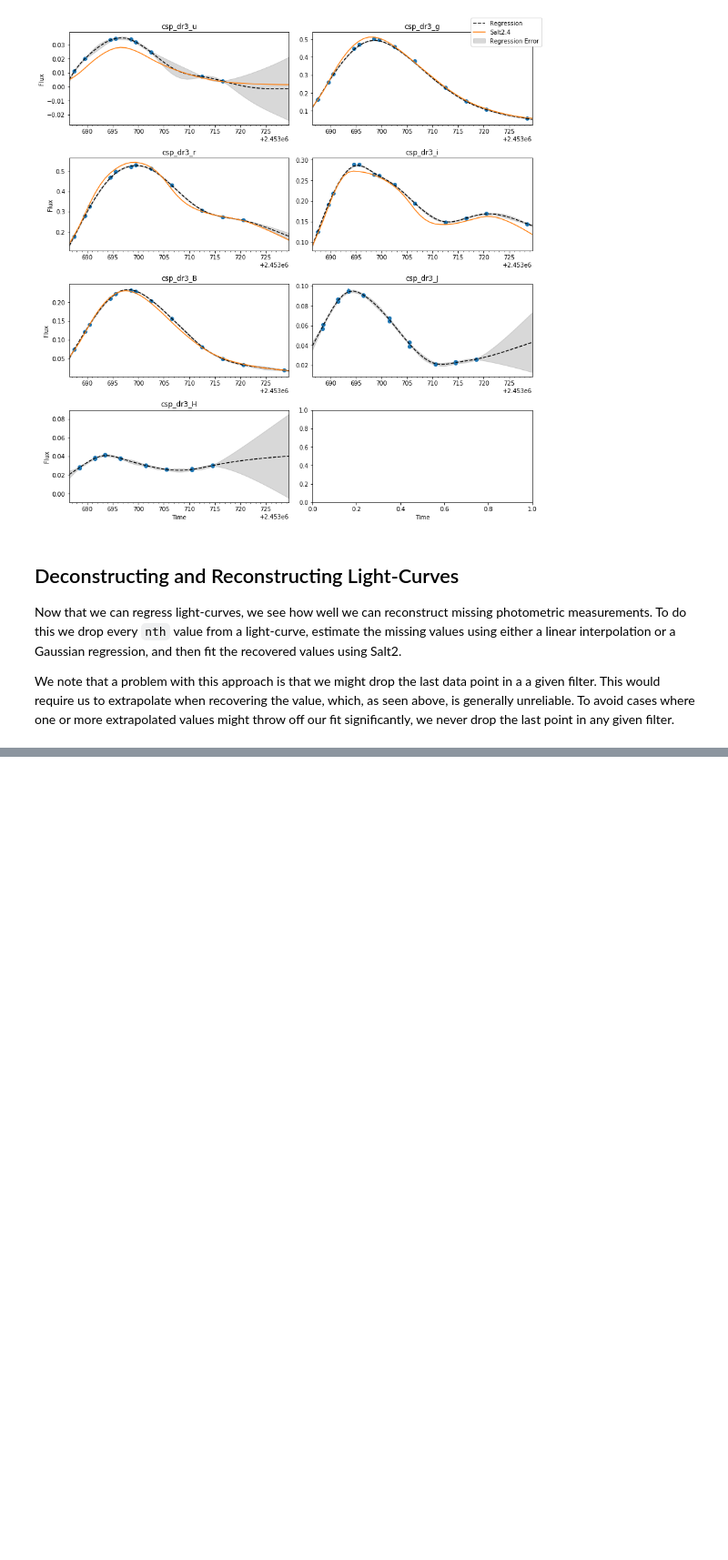
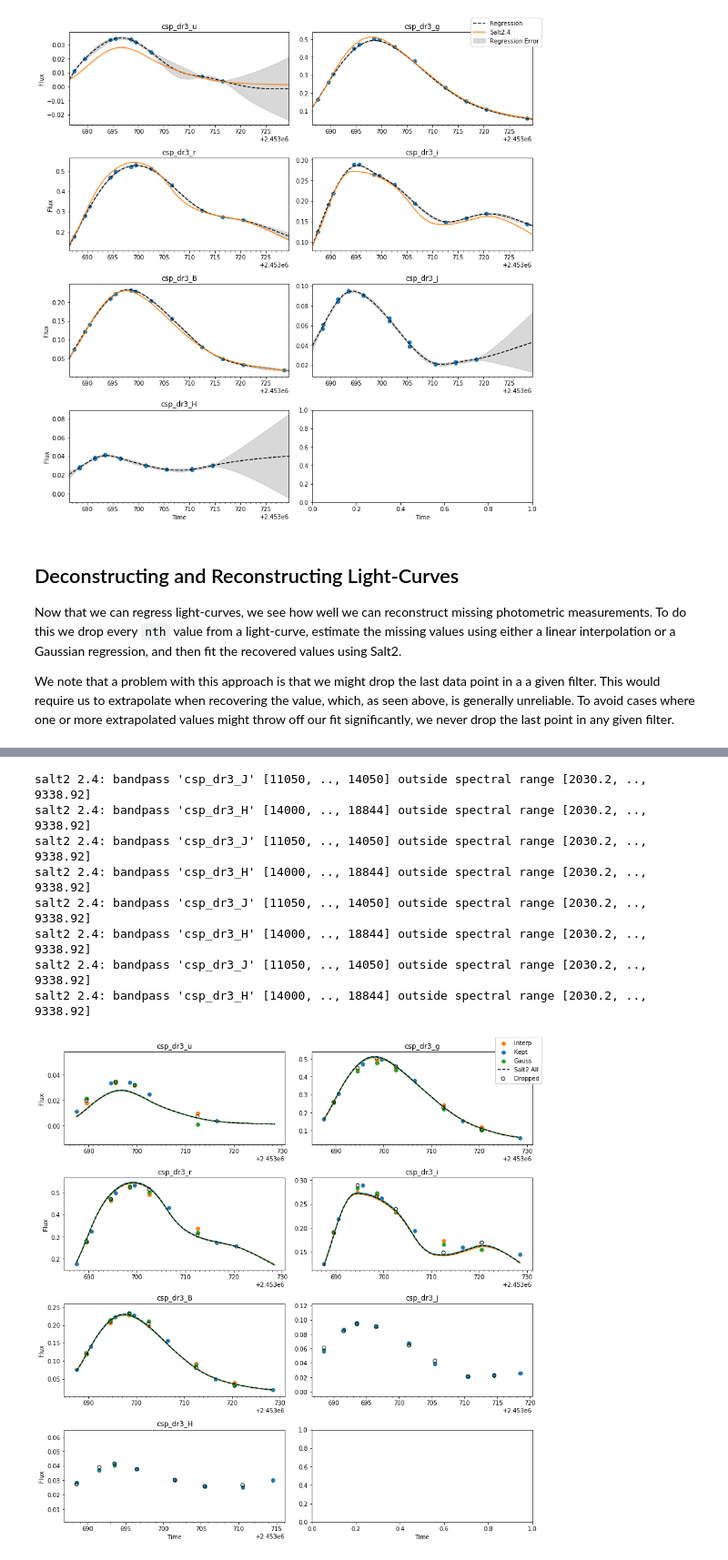
Before and after one commit to djperrefort/lc_reconstruction, a Jupyter notebook: interpolation_demo.ipynb, the cells around one changed output, grey strips where cells are left out. Shown at 91% size. Saved outputs shown, nothing was run; the diff lists cells and outputs as text; code cells hidden in the pictures; blank space fills up the shorter version.

```diff
--- a/interpolation_demo.ipynb
+++ b/interpolation_demo.ipynb
@@ -39,11 +39,12 @@ dr3.register_filters(force=True)
 
 # A Salt2.4 model
 dust = sncosmo.CCM89Dust()
-salt2 = sncosmo.Model(source='salt2',
-                      effects=[dust],
-                      effect_names=['mw'],
-                      effect_frames=['obs'])
-
+salt2 = sncosmo.Model(
+    source='salt2',
+    effects=[dust],
+    effect_names=['mw'],
+    effect_frames=['obs']
+)
 
 print('The DR3 data set:')
 dr3.load_table(1)[:10]
@@ -306,6 +309,0 @@ For demonstration purposes, we choose to drop every other data point. Note that
-# %%
-reconstructed = reconstruct_light_curve(demo_data, 2)
-dropped_data = reconstructed[reconstructed['rec']]
-kept_data = reconstructed[~reconstructed['rec']]
-
-reconstructed[:10]
@@ -326,18 +310 @@ Table length=10
-# %%
-# Fit salt2
-salt2.set(
-    z=demo_data.meta['z'],
-    t0=utils.get_csp_t0(demo_id),
-    mwebv=utils.get_csp_ebv(demo_id)
-)
-
-_, all_fitted_model = sncosmo.fit_lc(demo_data, salt2, ['x0', 'x1', 'c'])
-
-temp = reconstructed.copy()
-temp['flux'] = temp['interp_flux']
-_, interp_fitted_model = sncosmo.fit_lc(temp, salt2, ['x0', 'x1', 'c'])
-
-temp = reconstructed.copy()
-temp['flux'] = temp['gauss_flux']
-_, gauss_fitted_model = sncosmo.fit_lc(temp, salt2, ['x0', 'x1', 'c'])
 # %%
@@ -370,3 +367,16 @@ salt2 2.4: bandpass 'csp_dr3_H' [14000, .., 18844] outside spectral range [2030.
+# %%
+plot_data = reconstruct_light_curve(demo_data, 2)
+plot_recovered_fits(plot_data, bands)
+# %% [output]
+salt2 2.4: bandpass 'csp_dr3_J' [11050, .., 14050] outside spectral range [2030.2, .., 9338.92]
+salt2 2.4: bandpass 'csp_dr3_H' [14000, .., 18844] outside spectral range [2030.2, .., 9338.92]
+salt2 2.4: bandpass 'csp_dr3_J' [11050, .., 14050] outside spectral range [2030.2, .., 9338.92]
+salt2 2.4: bandpass 'csp_dr3_H' [14000, .., 18844] outside spectral range [2030.2, .., 9338.92]
+salt2 2.4: bandpass 'csp_dr3_J' [11050, .., 14050] outside spectral range [2030.2, .., 9338.92]
+salt2 2.4: bandpass 'csp_dr3_H' [14000, .., 18844] outside spectral range [2030.2, .., 9338.92]
+salt2 2.4: bandpass 'csp_dr3_J' [11050, .., 14050] outside spectral range [2030.2, .., 9338.92]
+salt2 2.4: bandpass 'csp_dr3_H' [14000, .., 18844] outside spectral range [2030.2, .., 9338.92]
+[figure, added]
 # %% [markdown]
 ## Tabulating Chi-Squared Values <a id='chisq'></a>
 
```
Also changed, not shown: parts of 12 cells of this notebook, 1 other file.
